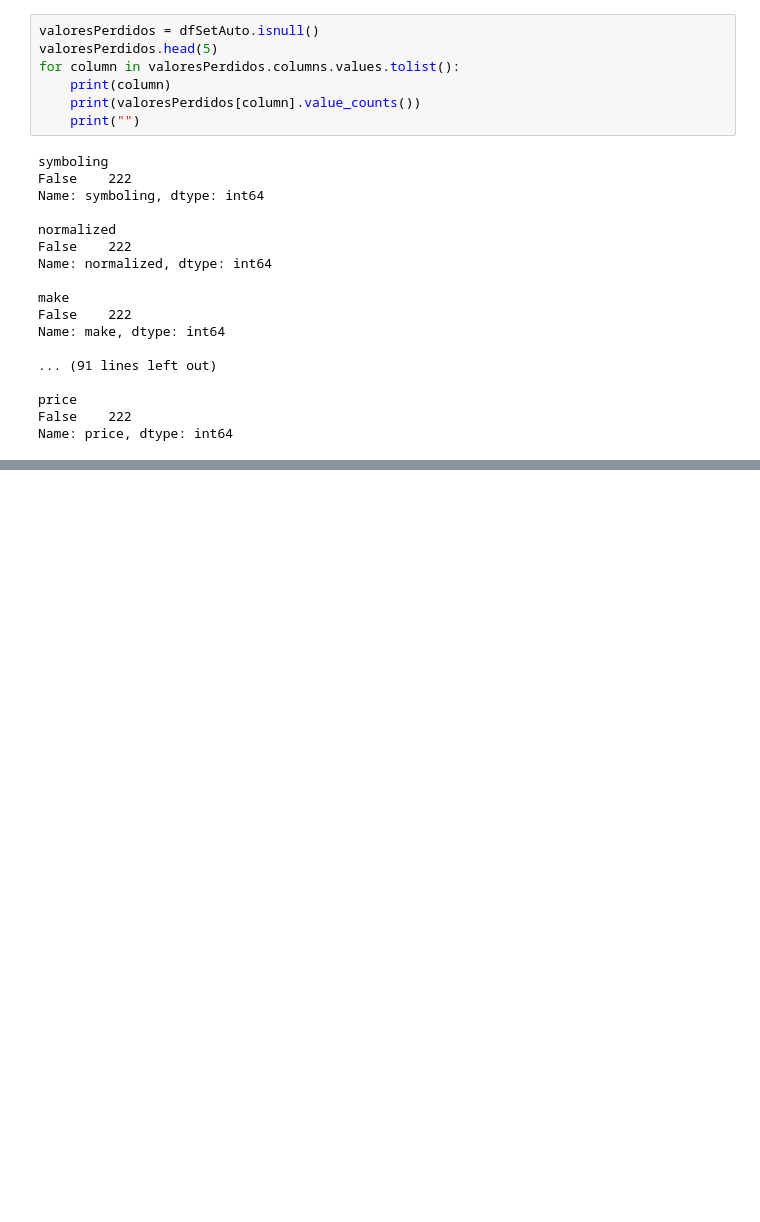
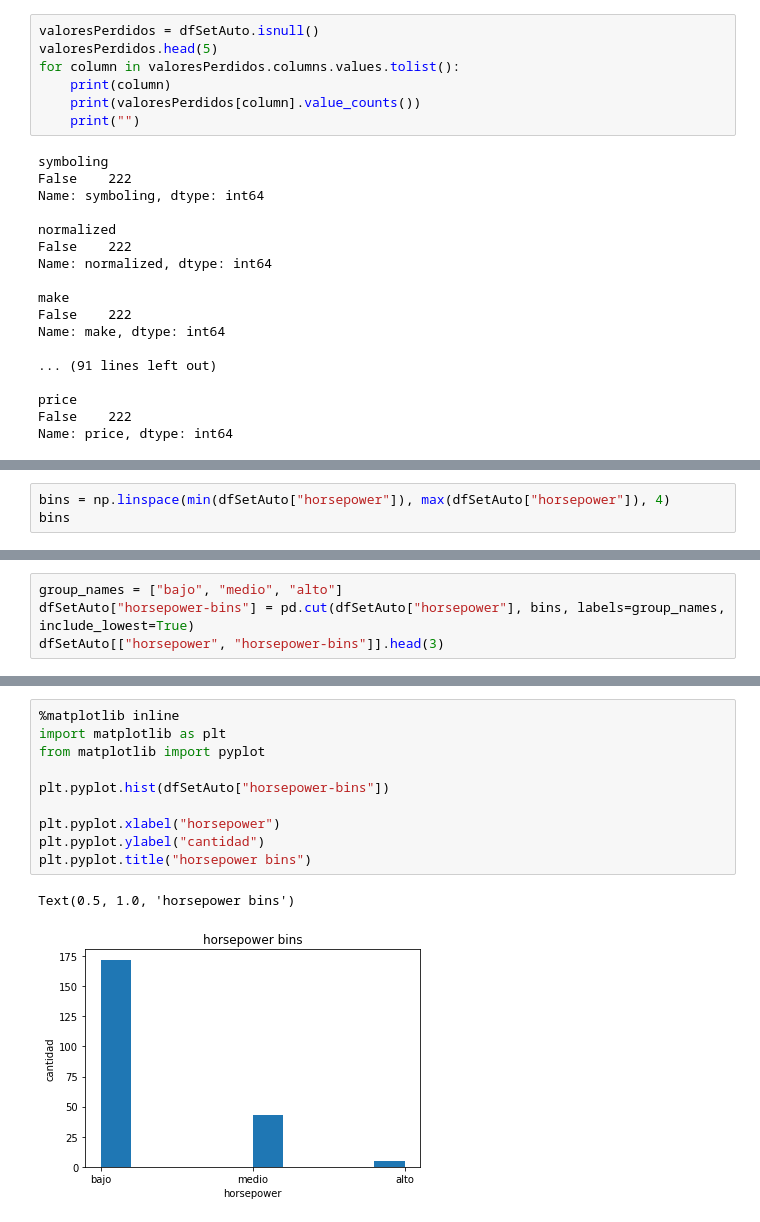
Before and after one commit to JOZUHE/CUR_ANALISIS_DTS, a Jupyter notebook: EDA_Autos.ipynb, the cells around one changed output, grey strips where cells are left out. Drawn from its saved outputs; the diff is of its cells as text; blank space fills up the shorter version.

```diff
--- a/EDA_Autos.ipynb
+++ b/EDA_Autos.ipynb
@@ -350,0 +550,3 @@ Name: price, dtype: int64
+# %%
+bins = np.linspace(min(dfSetAuto["horsepower"]), max(dfSetAuto["horsepower"]), 4)
+bins
@@ -350,0 +555,4 @@ Name: price, dtype: int64
+# %%
+group_names = ["bajo", "medio", "alto"]
+dfSetAuto["horsepower-bins"] = pd.cut(dfSetAuto["horsepower"], bins, labels=group_names, include_lowest=True)
+dfSetAuto[["horsepower", "horsepower-bins"]].head(3)
@@ -350,0 +571,13 @@ Name: price, dtype: int64
+# %%
+%matplotlib inline
+import matplotlib as plt
+from matplotlib import pyplot
+
+plt.pyplot.hist(dfSetAuto["horsepower-bins"])
+
+plt.pyplot.xlabel("horsepower")
+plt.pyplot.ylabel("cantidad")
+plt.pyplot.title("horsepower bins")
+# %% [output]
+Text(0.5, 1.0, 'horsepower bins')
+[figure, added]
```
Also changed, not shown: parts of 25 cells of this notebook.
